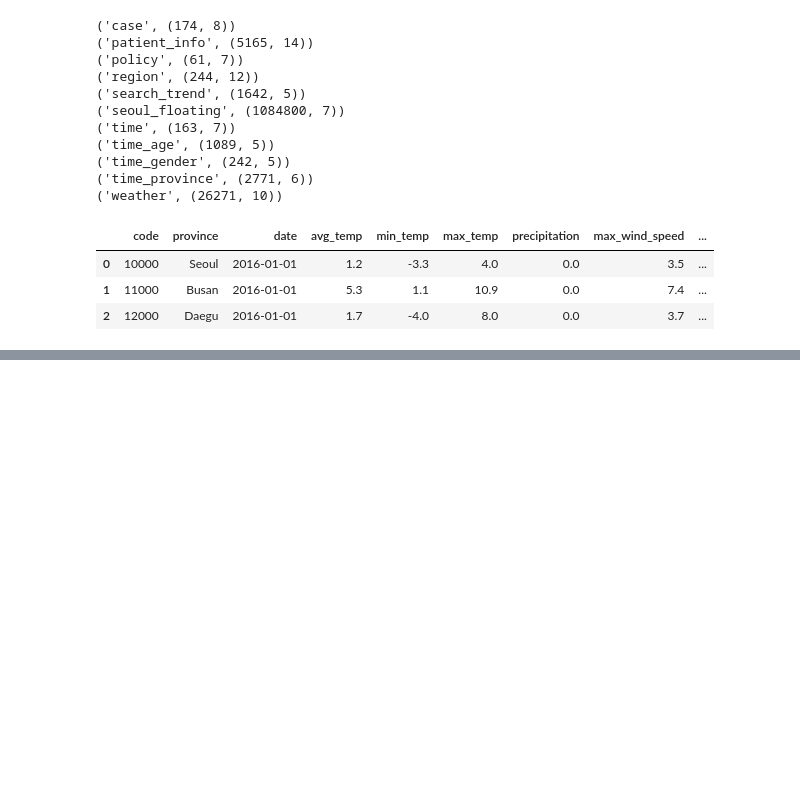
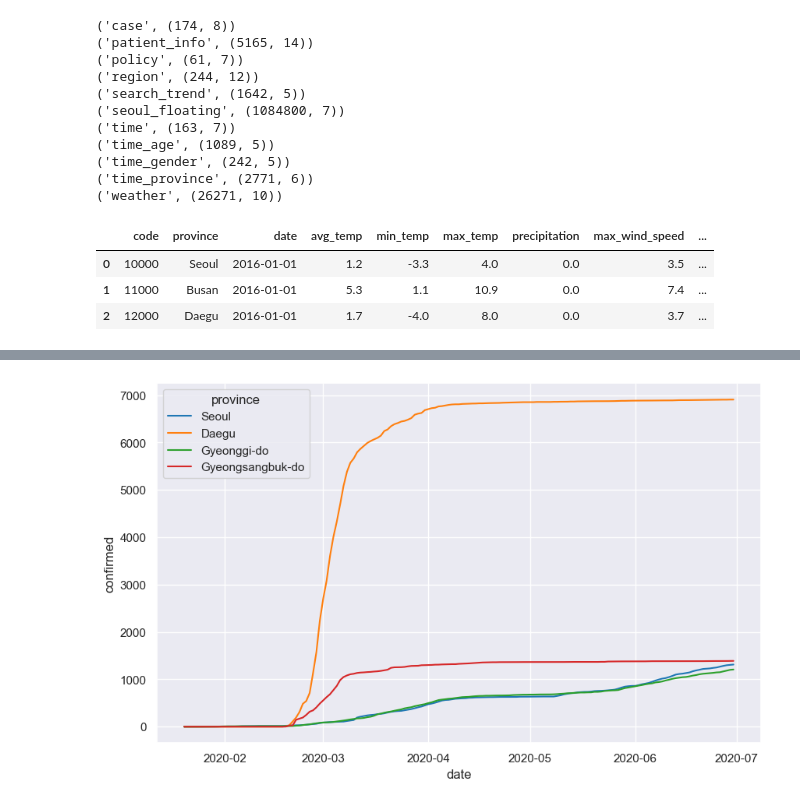
Before and after one commit to ShariYo/Modul1_Sprint4, a Jupyter notebook: project/main.ipynb, the cells around one changed output, grey strips where cells are left out. Drawn from its saved outputs; the diff is of its cells as text; code cells hidden in the pictures; blank space fills up the shorter version.

Commit message:
first plot, province

```diff
--- a/project/main.ipynb
+++ b/project/main.ipynb
@@ -96,0 +97,8 @@ memory usage: 2.0+ MB
+# %%
+clean_time_province = cleaner(time_province, info=False)
+clean_time_province["date"] = pd.to_datetime(clean_time_province["date"])
+clean_time_province.sort_values(by="date", ascending=True, inplace=True)
+clean_time_province["week"] = clean_time_province["date"].dt.isocalendar().week
+four = clean_time_province[clean_time_province["province"].isin(["Seoul", "Jeju-do"])]
+# clean_time_province.head(5)
+four
@@ -96,0 +123,15 @@ memory usage: 2.0+ MB
+# %%
+unique_provinces = clean_time_province["province"].unique()
+grouped_provinces = (
+    clean_time_province.groupby("province")
+    .agg({"confirmed": "sum", "released": "sum", "deceased": "sum"})
+    .sort_values(by="confirmed", ascending=False)
+    .reset_index()
+)
+date_start = clean_time_province["date"].min()
+date_end = clean_time_province["date"].max()
+
+print(f"There are {len(unique_provinces)} unique provinces\n")
+print(f"Date when tracking was started: {date_start}")
+print(f"Date when tracking was ended: {date_end}\n")
+print(grouped_provinces)
@@ -96,0 +156,12 @@ memory usage: 2.0+ MB
+# %%
+top_names = list(grouped_provinces["province"][:4])
+top_four = clean_time_province[clean_time_province["province"].isin(top_names)]
+
+sns.set_style("darkgrid")
+sns.set_context("notebook")
+plt.figure(figsize=(10, 6))
+sns.lineplot(data=top_four, x="date", y=clean_time_province["confirmed"], hue="province")
+
+plt.show()
+# %% [output]
+[figure, added]
```
Also changed, not shown: parts of 8 cells of this notebook, 1 other file.
